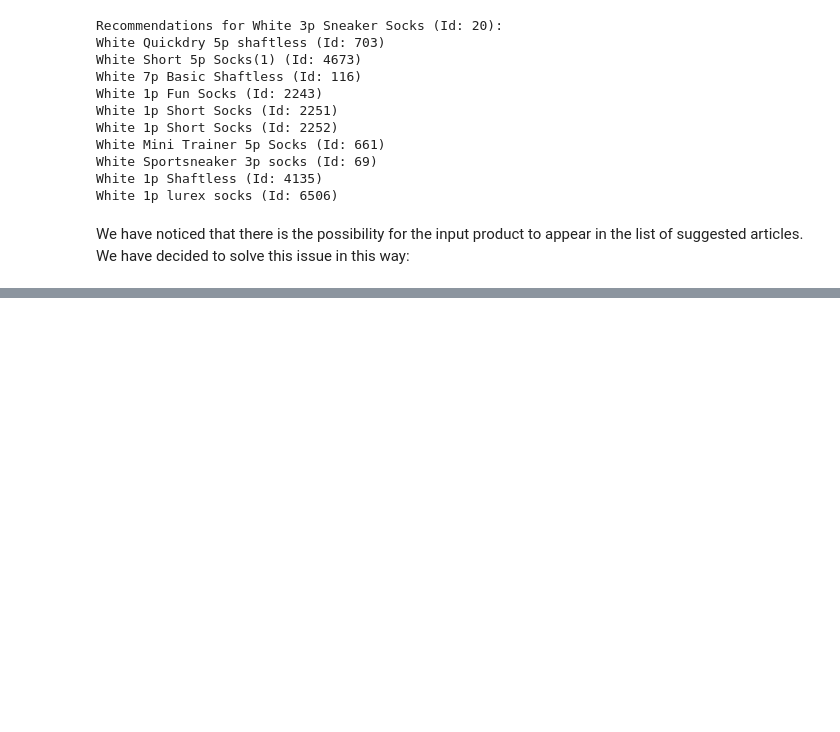
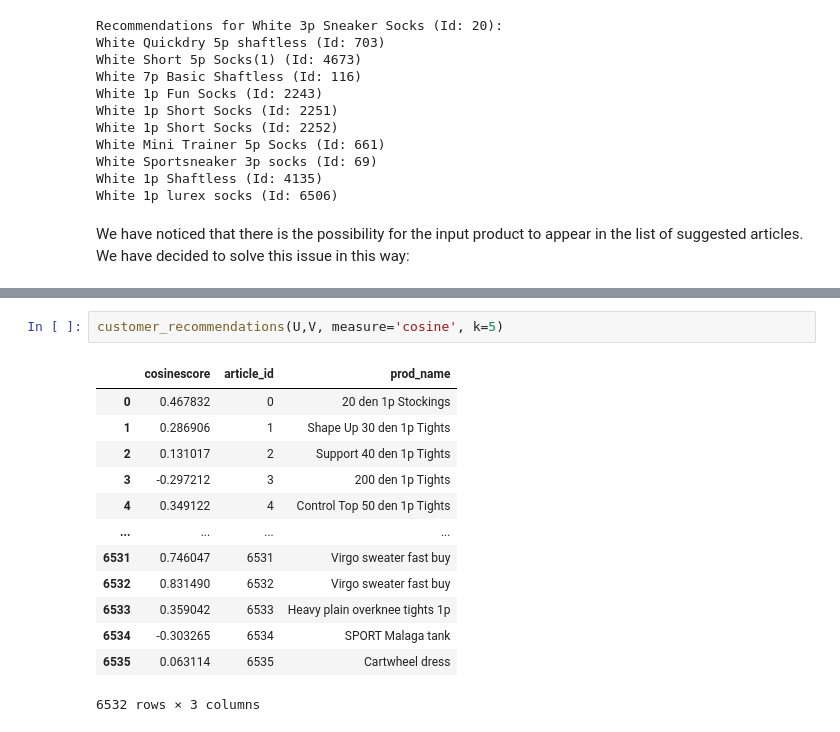
Before and after one commit to alessiabresolin/275601, a Jupyter notebook: project.ipynb, the cells around one changed output, grey strips where cells are left out. Cells and saved outputs as stored; diff of their text form; blank space fills up the shorter version.

```diff
--- a/project.ipynb
+++ b/project.ipynb
@@ -1017,0 +1215,16 @@ Black Mallorca straw cross (Id: 4363)
+# %%
+customer_recommendations(U,V, measure='cosine', k=5)
+# %% [output]
+|  | cosinescore | article_id | prod_name |
+| 0 | 0.467832 | 0 | 20 den 1p Stockings |
+| 1 | 0.286906 | 1 | Shape Up 30 den 1p Tights |
+| 2 | 0.131017 | 2 | Support 40 den 1p Tights |
+| 3 | -0.297212 | 3 | 200 den 1p Tights |
+| 4 | 0.349122 | 4 | Control Top 50 den 1p Tights |
+| ... | ... | ... | ... |
+| 6531 | 0.746047 | 6531 | Virgo sweater fast buy |
+| 6532 | 0.831490 | 6532 | Virgo sweater fast buy |
+| 6533 | 0.359042 | 6533 | Heavy plain overknee tights 1p |
+| 6534 | -0.303265 | 6534 | SPORT Malaga tank |
+| 6535 | 0.063114 | 6535 | Cartwheel dress |
+6532 rows × 3 columns
```
Also changed, not shown: parts of 57 cells of this notebook.
